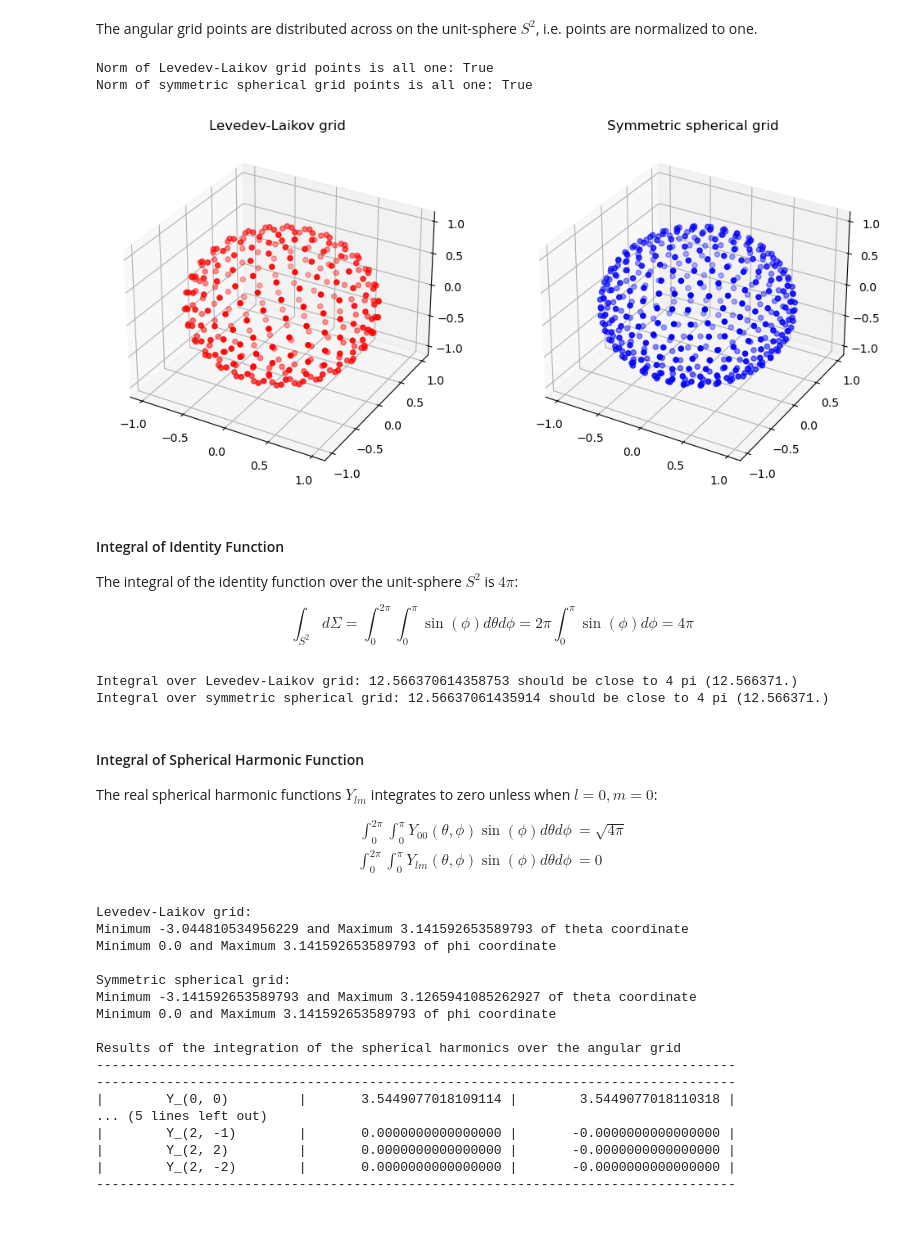
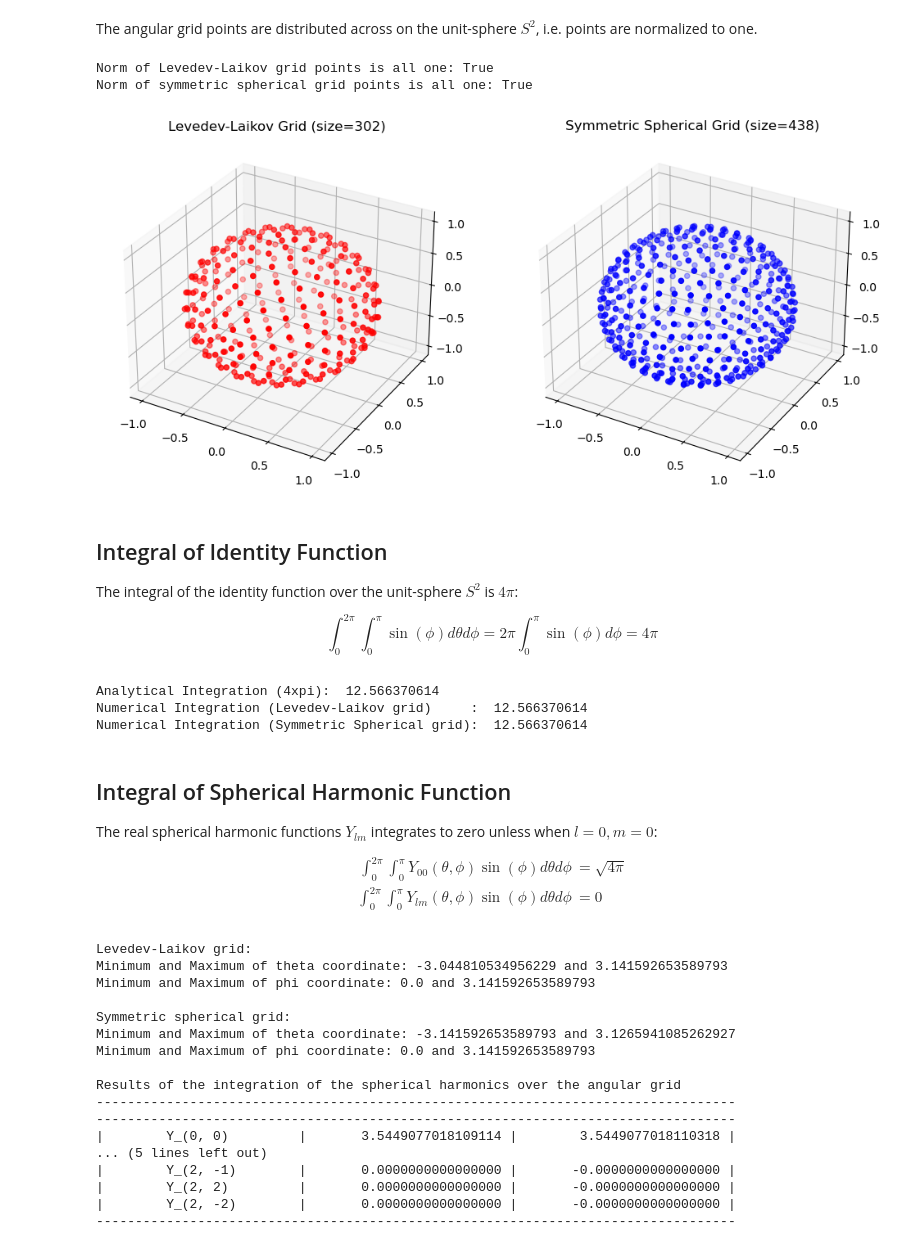
Before and after one commit to theochem/grid, a Jupyter notebook: doc/notebooks/Angular_grid.ipynb, the cells around one changed output. Cells and saved outputs as stored; diff of their text form; code cells hidden in the pictures; blank space fills up the shorter version.

Commit message:
Minor improvements to Angular_grid.ipynb

```diff
--- a/doc/notebooks/Angular_grid.ipynb
+++ b/doc/notebooks/Angular_grid.ipynb
@@ -63,65 +61,65 @@ The angular grid points are distributed across on the unit-sphere $S^2$, i.e. po
 # %%
 %matplotlib inline
 import numpy as np
 import matplotlib.pyplot as plt
 
 # Angular grid points are on the unit sphere.
 norm_ll = np.linalg.norm(ang_grid_ll.points, axis=1)
 norm_ss = np.linalg.norm(ang_grid_ss.points, axis=1)
 print(f"Norm of Levedev-Laikov grid points is all one: {np.all(np.abs(norm_ll - 1.0) < 1e-8)}")
 print(f"Norm of symmetric spherical grid points is all one: {np.all(np.abs(norm_ss - 1.0) < 1e-8)}")
 
 # Plot of the angular grid points of the Levedev-Laikov grid
 fig = plt.figure(figsize=(12, 6))
 
 # Customize the ticks for the x, y, and z axes for the entire figure
-ax1 = fig.add_subplot(121, projection='3d')
-ax1.set_title('Levedev-Laikov grid')
+ax1 = fig.add_subplot(121, projection="3d")
+ax1.set_title(f"Levedev-Laikov Grid (size={ang_grid_ll.size})")
 x, y, z = ang_grid_ll.points.T
-ax1.scatter(x, y, z, c='r', marker='o')
+ax1.scatter(x, y, z, c="r", marker="o")
 
 # Plot of the angular grid points of the symmetric spherical grid
-ax2 = fig.add_subplot(122, projection='3d')
-ax2.set_title('Symmetric spherical grid')
+ax2 = fig.add_subplot(122, projection="3d")
+ax2.set_title(f"Symmetric Spherical Grid (size={ang_grid_ss.size})")
 x, y, z = ang_grid_ss.points.T
-ax2.scatter(x, y, z, c='b', marker='o')
+ax2.scatter(x, y, z, c="b", marker="o")
 
 xticks = yticks = zticks = np.arange(-1.0, 1.1, 0.5)
 for ax in fig.axes:
     ax.set_xticks(xticks)
     ax.set_yticks(yticks)
     ax.set_zticks(zticks)
 plt.show()
 # %% [output]
 Norm of Levedev-Laikov grid points is all one: True
 Norm of symmetric spherical grid points is all one: True
-[figure, old version]
+[figure, new version]
 # %% [markdown]
-#### Integral of Identity Function
+## Integral of Identity Function
 
 The integral of the identity function over the unit-sphere $S^2$ is $4 \pi$:
 
 $$
-\int_{S^2} d\Sigma = \int_{0}^{2\pi} \int_0^{\pi} \sin(\phi) d\theta d\phi = 2 \pi \int_0^{\pi} \sin(\phi) d\phi = 4 \pi
+\int_{0}^{2\pi} \int_0^{\pi} \sin(\phi) d\theta d\phi = 2 \pi \int_0^{\pi} \sin(\phi) d\phi = 4 \pi
 $$
 # %%
-# Integrate over Levedev-Laikov grid
+# Integrate using Levedev-Laikov grid
 integrand = np.ones(ang_grid_ll.size)
 integral_ll = ang_grid_ll.integrate(integrand)
 
-# Integrate over symmetric spherical grid
+# Integrate using symmetric spherical grid
 integrand = np.ones(ang_grid_ss.size)
 integral_ss = ang_grid_ss.integrate(integrand)
 
-print(f"Integral over Levedev-Laikov grid: {integral_ll}"
-      f" should be close to 4 pi ({np.round(4 * np.pi, 6)}.)")
-print(f"Integral over symmetric spherical grid: {integral_ss}"
-      f" should be close to 4 pi ({np.round(4 * np.pi, 6)}.)")
+print(f"Analytical Integration (4xpi): {4 * np.pi: .9f}")
+print(f"Numerical Integration (Levedev-Laikov grid)     : {integral_ll: .9f}")
+print(f"Numerical Integration (Symmetric Spherical grid): {integral_ss: .9f}")
 # %% [output]
-Integral over Levedev-Laikov grid: 12.566370614358753 should be close to 4 pi (12.566371.)
-Integral over symmetric spherical grid: 12.56637061435914 should be close to 4 pi (12.566371.)
+Analytical Integration (4xpi):  12.566370614
+Numerical Integration (Levedev-Laikov grid)     :  12.566370614
+Numerical Integration (Symmetric Spherical grid):  12.566370614
 # %% [markdown]
-#### Integral of Spherical Harmonic Function
+## Integral of Spherical Harmonic Function
 
 The real spherical harmonic functions $Y_{lm}$ integrates to zero unless when $l=0, m=0$:
 
@@ -140,13 +138,12 @@ _, theta_ll, phi_ll = convert_cart_to_sph(ang_grid_ll.points).T
 _, theta_ss, phi_ss = convert_cart_to_sph(ang_grid_ss.points).T
 
 print("Levedev-Laikov grid:")
-print(f"Minimum {np.min(theta_ll)} and Maximum {np.max(theta_ll)} of theta coordinate")
-print(f"Minimum {np.min(phi_ss)} and Maximum {np.max(phi_ll)} of phi coordinate \n")
+print(f"Minimum and Maximum of theta coordinate: {np.min(theta_ll)} and {np.max(theta_ll)}")
+print(f"Minimum and Maximum of phi coordinate: {np.min(phi_ss)} and {np.max(phi_ll)}\n")
 
 print("Symmetric spherical grid:")
-print(f"Minimum {np.min(theta_ss)} and Maximum {np.max(theta_ss)} of theta coordinate")
-print(f"Minimum {np.min(phi_ss)} and Maximum {np.max(phi_ss)} of phi coordinate \n")
-
+print(f"Minimum and Maximum of theta coordinate: {np.min(theta_ss)} and {np.max(theta_ss)}")
+print(f"Minimum and Maximum of phi coordinate: {np.min(phi_ss)} and {np.max(phi_ss)}\n")
 
 # Generate all spherical harmonics up to order l=2
 sph_harmonics_ll = generate_real_spherical_harmonics(2, theta_ll, phi_ll)
@@ -156,11 +153,11 @@ sph_harmonics_ss = generate_real_spherical_harmonics(2, theta_ss, phi_ss)
 orders = [[0, 0], [1, 0], [1, 1], [1, -1], [2, 0], [2, 1], [2, -1], [2, 2], [2, -2]]
 
 # Calculate the integral of each spherical harmonic over the angular grid
-results_all =[]
-for i, sph_harm in orders:
-    integral_ll = ang_grid_ll.integrate(sph_harmonics_ll[i])
-    integral_ss = ang_grid_ss.integrate(sph_harmonics_ss[i])
-    results_all.append([(i,sph_harm), integral_ll, integral_ss])
+results = []
+for sph_harmonic_i, sph_harm in orders:
+    integral_ll = ang_grid_ll.integrate(sph_harmonics_ll[sph_harmonic_i])
+    integral_ss = ang_grid_ss.integrate(sph_harmonics_ss[sph_harmonic_i])
+    results.append([(sph_harmonic_i, sph_harm), integral_ll, integral_ss])
 
 # Print the results in a table
 table_width = 82
@@ -169,21 +166,23 @@ divide = "|"
 title_ll = "Levedev-Laikov grid"
 title_ss = "Symmetric spherical grid"
 print("Results of the integration of the spherical harmonics over the angular grid")
-print("-"*table_width)
+print("-" * table_width)
 print(f"{divide:<{width}} {divide}{title_ll:>{width}} {divide} {title_ss:>{width}} {divide}")
-print("-"*table_width)
-for i in results_all:
-    sph_harm = f"Y_{i[0]}"
-    print(f"{divide}{sph_harm:^{width}}{divide}{i[1]:>{width}.16f} {divide} {i[2]:>{width}.16f} {divide}")
-print("-"*table_width)
+print("-" * table_width)
+for sph_harmonic_i in results:
+    sph_harm = f"Y_{sph_harmonic_i[0]}"
+    print(
+        f"{divide}{sph_harm:^{width}}{divide}{sph_harmonic_i[1]:>{width}.16f} {divide} {sph_harmonic_i[2]:>{width}.16f} {divide}"
+    )
+print("-" * table_width)
 # %% [output]
 Levedev-Laikov grid:
-Minimum -3.044810534956229 and Maximum 3.141592653589793 of theta coordinate
-Minimum 0.0 and Maximum 3.141592653589793 of phi coordinate
+Minimum and Maximum of theta coordinate: -3.044810534956229 and 3.141592653589793
+Minimum and Maximum of phi coordinate: 0.0 and 3.141592653589793
 
 Symmetric spherical grid:
-Minimum -3.141592653589793 and Maximum 3.1265941085262927 of theta coordinate
-Minimum 0.0 and Maximum 3.141592653589793 of phi coordinate
+Minimum and Maximum of theta coordinate: -3.141592653589793 and 3.1265941085262927
+Minimum and Maximum of phi coordinate: 0.0 and 3.141592653589793
 
 Results of the integration of the spherical harmonics over the angular grid
 ----------------------------------------------------------------------------------
```
Also changed, not shown: parts of 6 cells of this notebook.
